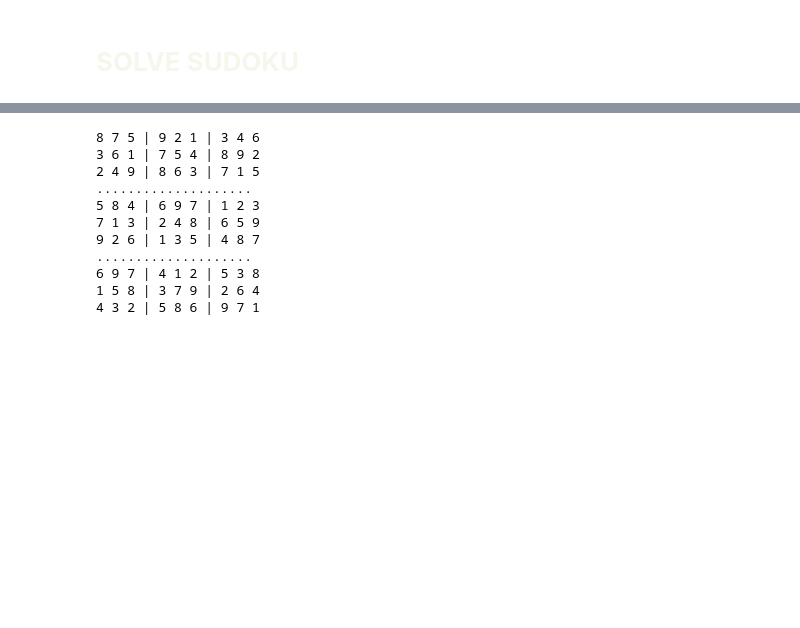
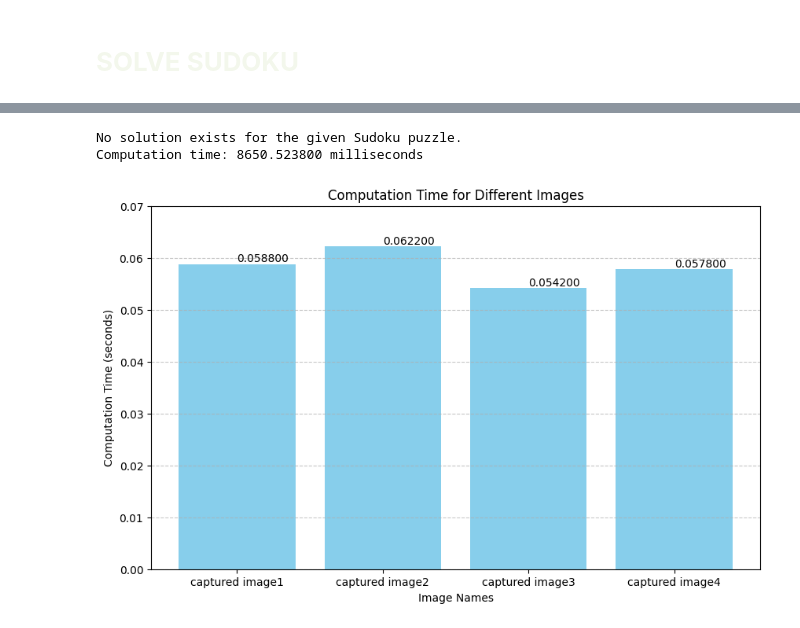
Before and after one commit to rizkyyanuark/Sudoku-Puzzle-Solver, a Jupyter notebook: pcd_system_sudoku_solver.ipynb, the cells around one changed output, grey strips where cells are left out. Drawn from its saved outputs; the diff is of its cells as text; code cells hidden in the pictures; blank space fills up the shorter version.

```diff
--- a/pcd_system_sudoku_solver.ipynb
+++ b/pcd_system_sudoku_solver.ipynb
@@ -717,17 +765,46 @@ True
-# %%
-if solve(grid):
-    Solved(grid)
-else:
-    print("Solution don't exist. Model misread digits.")
-# %% [output]
-8 7 5 | 9 2 1 | 3 4 6
-3 6 1 | 7 5 4 | 8 9 2
-2 4 9 | 8 6 3 | 7 1 5
-....................
-5 8 4 | 6 9 7 | 1 2 3
-7 1 3 | 2 4 8 | 6 5 9
-9 2 6 | 1 3 5 | 4 8 7
-....................
-6 9 7 | 4 1 2 | 5 3 8
-1 5 8 | 3 7 9 | 2 6 4
-4 3 2 | 5 8 6 | 9 7 1
+# %%
+import time
+# Measure the computation time using time.perf_counter()
+start_time = time.perf_counter()
+if solve(grid):
+    end_time = time.perf_counter()
+    print("Sudoku solved successfully!")
+    Solved(grid)
+else:
+    end_time = time.perf_counter()
+    print("No solution exists for the given Sudoku puzzle.")
+
+computation_time_ms = (end_time - start_time) * 1000
+print(f"Computation time: {computation_time_ms:.6f} milliseconds")
+# %% [output]
+No solution exists for the given Sudoku puzzle.
+Computation time: 8650.523800 milliseconds
+# %%
+import matplotlib.pyplot as plt
+
+# Data preparation
+images = ['captured image1', 'captured image2', 'captured image3', 'captured image4']
+times = [0.058800, 0.062200, 0.054200, 0.057800]
+
+# Create the bar chart
+plt.figure(figsize=(10, 6))
+bars = plt.bar(images, times, color='skyblue')
+
+# Add labels and title
+plt.xlabel('Image Names')
+plt.ylabel('Computation Time (seconds)')
+plt.title('Computation Time for Different Images')
+plt.ylim(0, 0.07)  # Set y-axis limit for better readability
+
+# Add grid for better readability
+plt.grid(axis='y', linestyle='--', alpha=0.7)
+
+# Add value labels on top of the bars
+for bar in bars:
+    yval = bar.get_height()
+    plt.text(bar.get_x() + bar.get_width()/2.0, yval, f'{yval:.6f}', va='bottom')  # va: vertical alignment
+
+# Display the chart
+plt.show()
+# %% [output]
+[figure, added]
```
Also changed, not shown: parts of 20 cells of this notebook, 6 other files.
